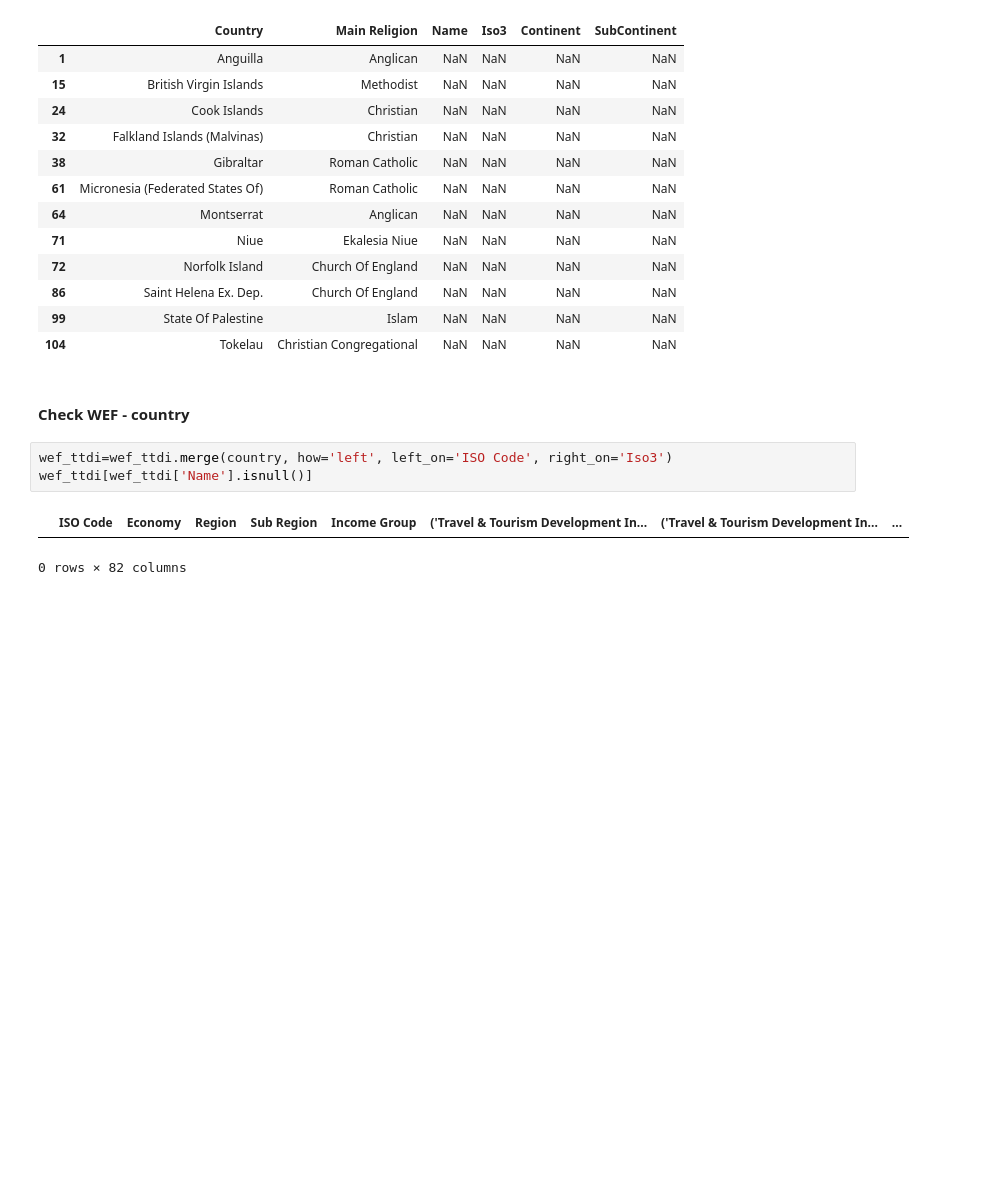
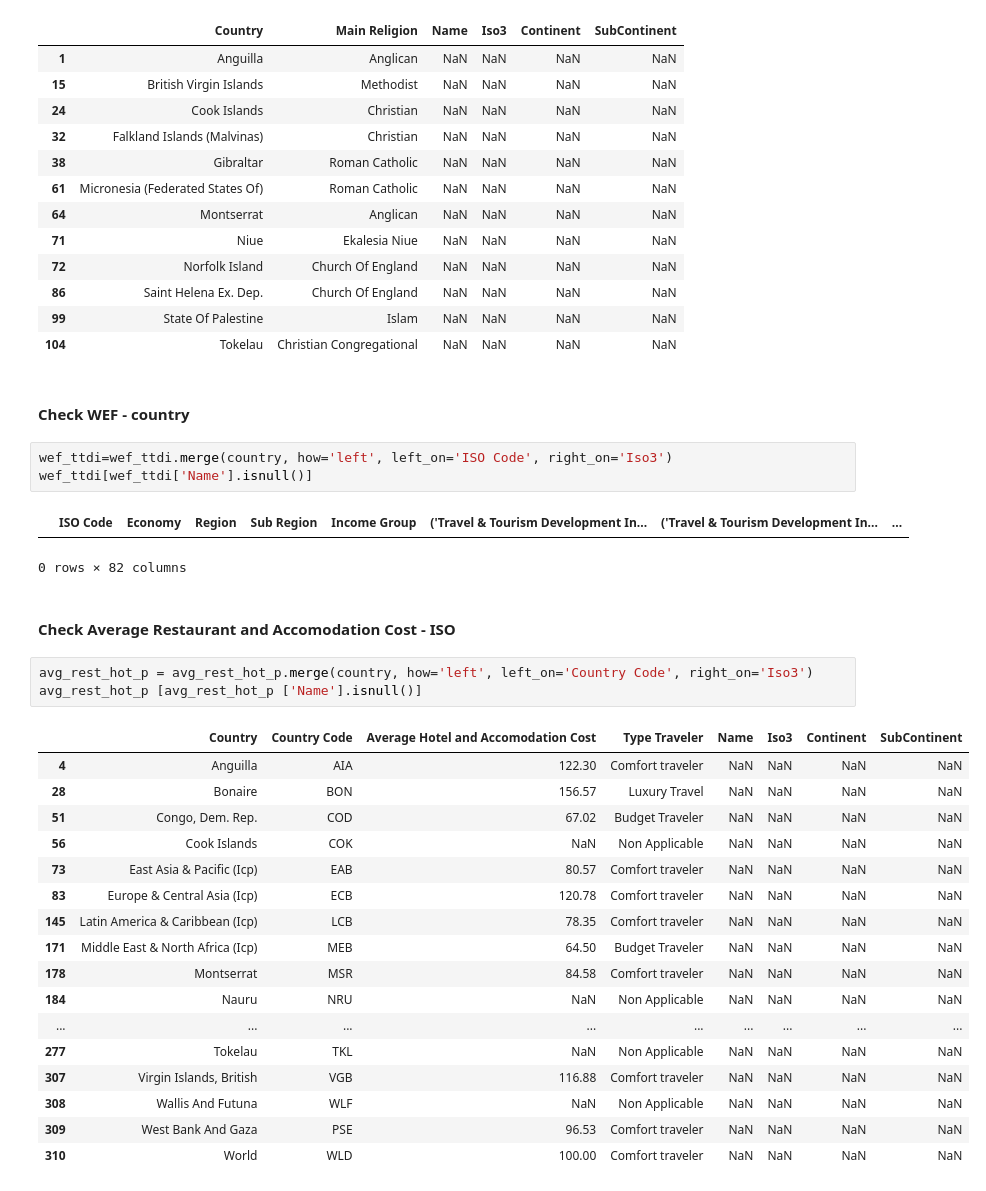
Before and after one commit to syeon0928/FinalExam_VA, a Jupyter notebook: data_cleaning/etl_eda .ipynb, the cells around one changed output. Cells and saved outputs as stored; diff of their text form; blank space fills up the shorter version.

```diff
--- a/data_cleaning/etl_eda .ipynb
+++ b/data_cleaning/etl_eda .ipynb
@@ -941,3 +941,26 @@ wef_ttdi[wef_ttdi['Name'].isnull()]
 # %% [output]
 |  | ISO Code | Economy | Region | Sub Region | Income Group | ('Travel & Tourism Development In... | ('Travel & Tourism Development In... | ... |
 0 rows × 82 columns
+# %% [markdown]
+#### Check Average Restaurant and Accomodation Cost - ISO
+# %%
+avg_rest_hot_p = avg_rest_hot_p.merge(country, how='left', left_on='Country Code', right_on='Iso3')
+avg_rest_hot_p [avg_rest_hot_p ['Name'].isnull()]
+# %% [output]
+|  | Country | Country Code | Average Hotel and Accomodation Cost | Type Traveler | Name | Iso3 | Continent | SubContinent |
+| 4 | Anguilla | AIA | 122.30 | Comfort traveler | NaN | NaN | NaN | NaN |
+| 28 | Bonaire | BON | 156.57 | Luxury Travel | NaN | NaN | NaN | NaN |
+| 51 | Congo, Dem. Rep. | COD | 67.02 | Budget Traveler | NaN | NaN | NaN | NaN |
+| 56 | Cook Islands | COK | NaN | Non Applicable | NaN | NaN | NaN | NaN |
+| 73 | East Asia & Pacific (Icp) | EAB | 80.57 | Comfort traveler | NaN | NaN | NaN | NaN |
+| 83 | Europe & Central Asia (Icp) | ECB | 120.78 | Comfort traveler | NaN | NaN | NaN | NaN |
+| 145 | Latin America & Caribbean (Icp) | LCB | 78.35 | Comfort traveler | NaN | NaN | NaN | NaN |
+| 171 | Middle East & North Africa (Icp) | MEB | 64.50 | Budget Traveler | NaN | NaN | NaN | NaN |
+| 178 | Montserrat | MSR | 84.58 | Comfort traveler | NaN | NaN | NaN | NaN |
+| 184 | Nauru | NRU | NaN | Non Applicable | NaN | NaN | NaN | NaN |
+| ... | ... | ... | ... | ... | ... | ... | ... | ... |
+| 277 | Tokelau | TKL | NaN | Non Applicable | NaN | NaN | NaN | NaN |
+| 307 | Virgin Islands, British | VGB | 116.88 | Comfort traveler | NaN | NaN | NaN | NaN |
+| 308 | Wallis And Futuna | WLF | NaN | Non Applicable | NaN | NaN | NaN | NaN |
+| 309 | West Bank And Gaza | PSE | 96.53 | Comfort traveler | NaN | NaN | NaN | NaN |
+| 310 | World | WLD | 100.00 | Comfort traveler | NaN | NaN | NaN | NaN |
```
Also changed, not shown: parts of 42 cells of this notebook.
